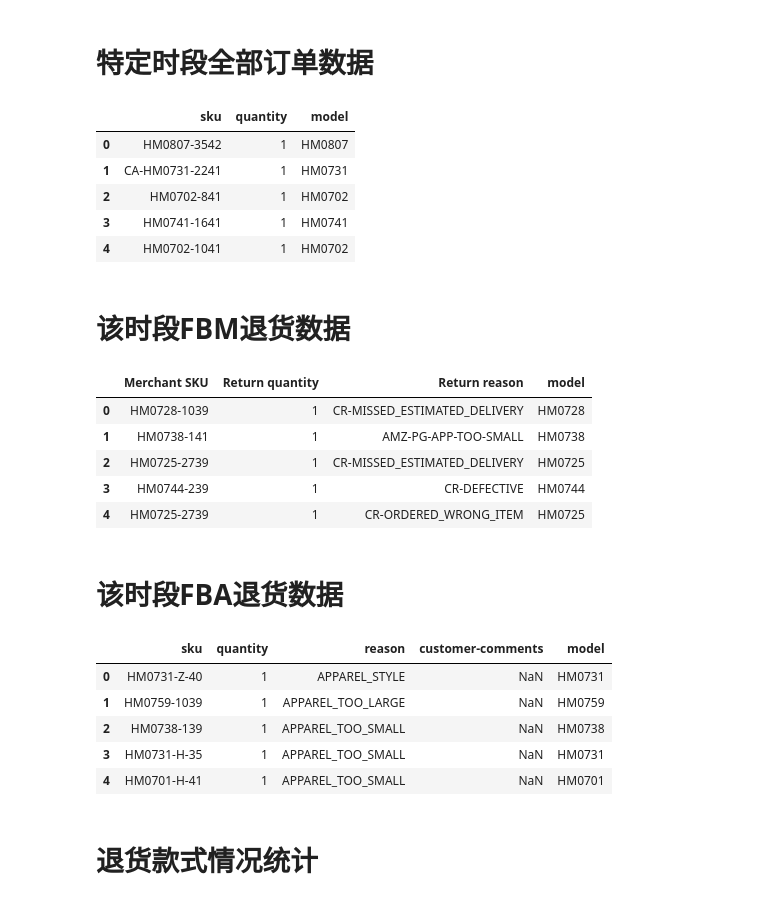
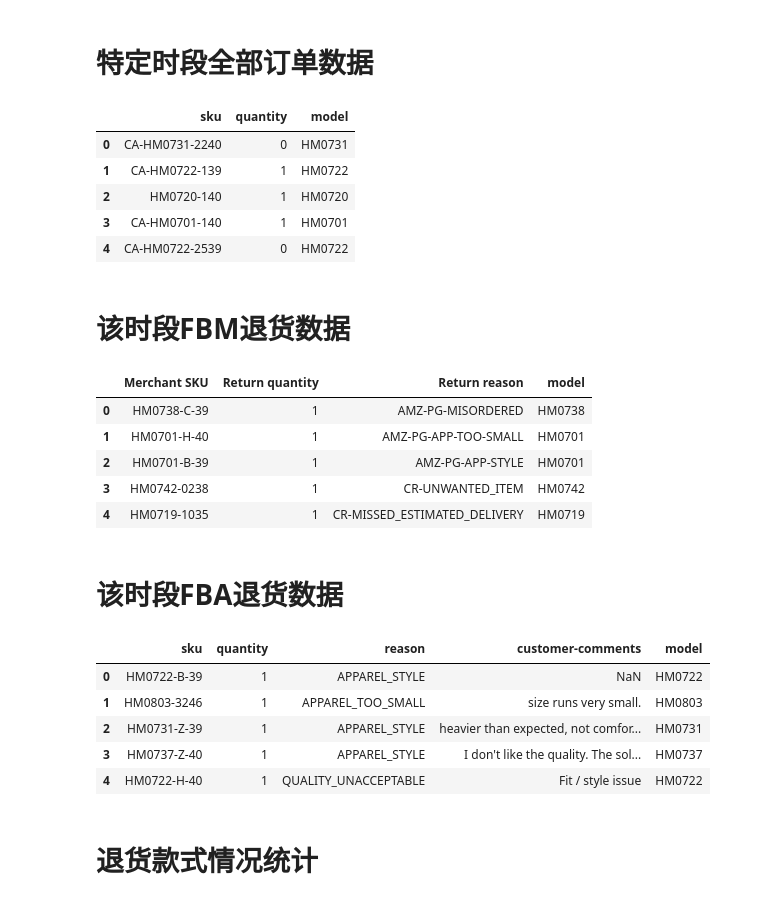
Before and after one commit to dyslab/jnb-sample, a Jupyter notebook: amz_reports/amz_returns_model.ipynb, the cells around one changed output. Saved outputs shown, nothing was run; the diff lists cells and outputs as text; code cells hidden in the pictures.

```diff
--- a/amz_reports/amz_returns_model.ipynb
+++ b/amz_reports/amz_returns_model.ipynb
@@ -9,47 +9,47 @@ plt.rcParams['axes.unicode_minus']=False # Fix Minus Sign unrecognized issue
 # 特定时段全部订单数据
 # %%
 # 数据来自Amazon后台: “Reports/Fulfillment/All Orders”导出txt文件，转xlsx文件。（“product-name/asin”列已删除）
-order_df = pd.read_excel('data/amz_all_orders_201907.xlsx', usecols=['sku', 'quantity'])
+order_df = pd.read_excel('data/amz_all_orders_201908.xlsx', usecols=['sku', 'quantity'])
 # 添加款式字段
 order_df['model'] = pd.Series(order_df['sku'].str.replace('CA-', '')).str.slice(0,6)
 order_df.head()
 # %% [output]
 |  | sku | quantity | model |
-| 0 | HM0807-3542 | 1 | HM0807 |
-| 1 | CA-HM0731-2241 | 1 | HM0731 |
-| 2 | HM0702-841 | 1 | HM0702 |
-| 3 | HM0741-1641 | 1 | HM0741 |
-| 4 | HM0702-1041 | 1 | HM0702 |
+| 0 | CA-HM0731-2240 | 0 | HM0731 |
+| 1 | CA-HM0722-139 | 1 | HM0722 |
+| 2 | HM0720-140 | 1 | HM0720 |
+| 3 | CA-HM0701-140 | 1 | HM0701 |
+| 4 | CA-HM0722-2539 | 0 | HM0722 |
 # %% [markdown]
 # 该时段FBM退货数据
 # %%
 # 数据来自Amazon后台: “Reports/Return Reports/Seller Fulfilled Return Reports”导出tsv文件，转csv文件。（“asin/item-name”列已删除）
-fbm_df = pd.read_csv('data/amz_reutrns_fbm_201907.csv', usecols=['Merchant SKU', 'Return quantity', 'Return reason'])
+fbm_df = pd.read_csv('data/amz_reutrns_fbm_201908.csv', usecols=['Merchant SKU', 'Return quantity', 'Return reason'])
 # 添加款式字段
 fbm_df['model'] = pd.Series(fbm_df['Merchant SKU'].str.replace('CA-', '')).str.slice(0,6)
 fbm_df.head()
 # %% [output]
 |  | Merchant SKU | Return quantity | Return reason | model |
-| 0 | HM0728-1039 | 1 | CR-MISSED_ESTIMATED_DELIVERY | HM0728 |
-| 1 | HM0738-141 | 1 | AMZ-PG-APP-TOO-SMALL | HM0738 |
-| 2 | HM0725-2739 | 1 | CR-MISSED_ESTIMATED_DELIVERY | HM0725 |
-| 3 | HM0744-239 | 1 | CR-DEFECTIVE | HM0744 |
-| 4 | HM0725-2739 | 1 | CR-ORDERED_WRONG_ITEM | HM0725 |
+| 0 | HM0738-C-39 | 1 | AMZ-PG-MISORDERED | HM0738 |
+| 1 | HM0701-H-40 | 1 | AMZ-PG-APP-TOO-SMALL | HM0701 |
+| 2 | HM0701-B-39 | 1 | AMZ-PG-APP-STYLE | HM0701 |
+| 3 | HM0742-0238 | 1 | CR-UNWANTED_ITEM | HM0742 |
+| 4 | HM0719-1035 | 1 | CR-MISSED_ESTIMATED_DELIVERY | HM0719 |
 # %% [markdown]
 # 该时段FBA退货数据
 # %%
 # 数据来自Amazon后台: “Reports/Fulfillment/FBA Customer Returns”导出csv文件。（“asin/fnsku/product-name”列已删除）
-fba_df = pd.read_csv('data/amz_reutrns_fba_201907.csv', usecols=['sku', 'quantity', 'reason', 'customer-comments'])
+fba_df = pd.read_csv('data/amz_reutrns_fba_201908.csv', usecols=['sku', 'quantity', 'reason', 'customer-comments'])
 # 添加款式字段
 fba_df['model'] = pd.Series(fba_df['sku'].str.replace('CA-', '')).str.slice(0,6)
 fba_df.head()
 # %% [output]
 |  | sku | quantity | reason | customer-comments | model |
-| 0 | HM0731-Z-40 | 1 | APPAREL_STYLE | NaN | HM0731 |
-| 1 | HM0759-1039 | 1 | APPAREL_TOO_LARGE | NaN | HM0759 |
-| 2 | HM0738-139 | 1 | APPAREL_TOO_SMALL | NaN | HM0738 |
-| 3 | HM0731-H-35 | 1 | APPAREL_TOO_SMALL | NaN | HM0731 |
-| 4 | HM0701-H-41 | 1 | APPAREL_TOO_SMALL | NaN | HM0701 |
+| 0 | HM0722-B-39 | 1 | APPAREL_STYLE | NaN | HM0722 |
+| 1 | HM0803-3246 | 1 | APPAREL_TOO_SMALL | size runs very small. | HM0803 |
+| 2 | HM0731-Z-39 | 1 | APPAREL_STYLE | heavier than expected, not comfor... | HM0731 |
+| 3 | HM0737-Z-40 | 1 | APPAREL_STYLE | I don't like the quality. The sol... | HM0737 |
+| 4 | HM0722-H-40 | 1 | QUALITY_UNACCEPTABLE | Fit / style issue | HM0722 |
 # %%
 # 以下语句将所有不重复的FBA顾客退货留言输出保存到CSV文件。
 # fba_df['customer-comments'].dropna().drop_duplicates().to_csv('output/amz_returns_customer_comments_201907.csv', header=['customer-comments'])
```
Also changed, not shown: parts of 4 cells of this notebook, 16 other files.
